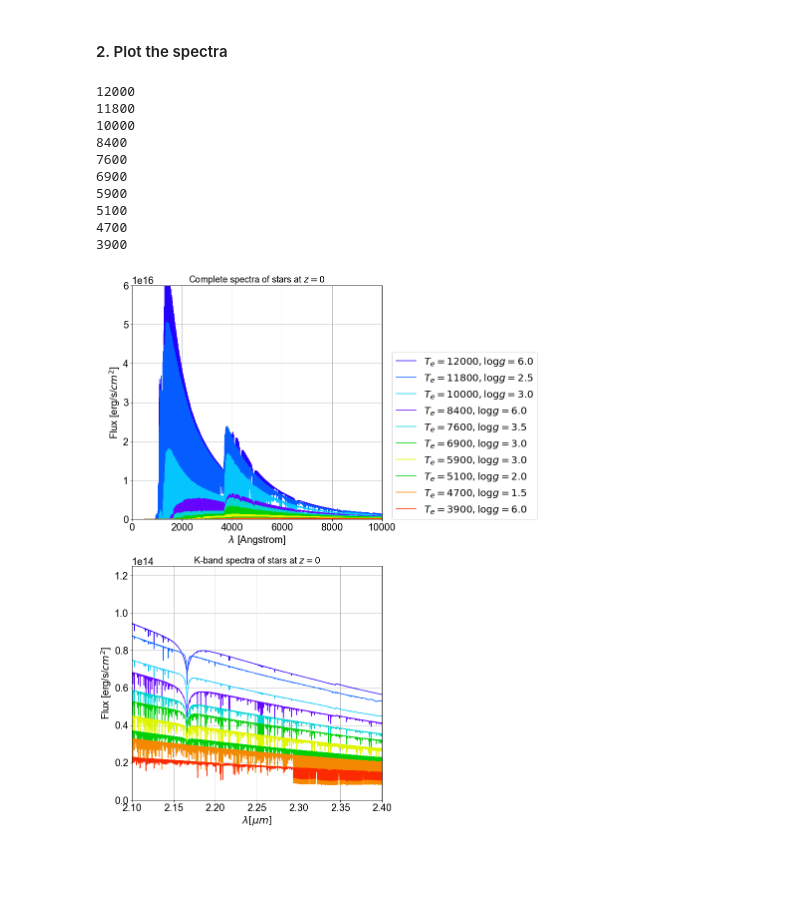
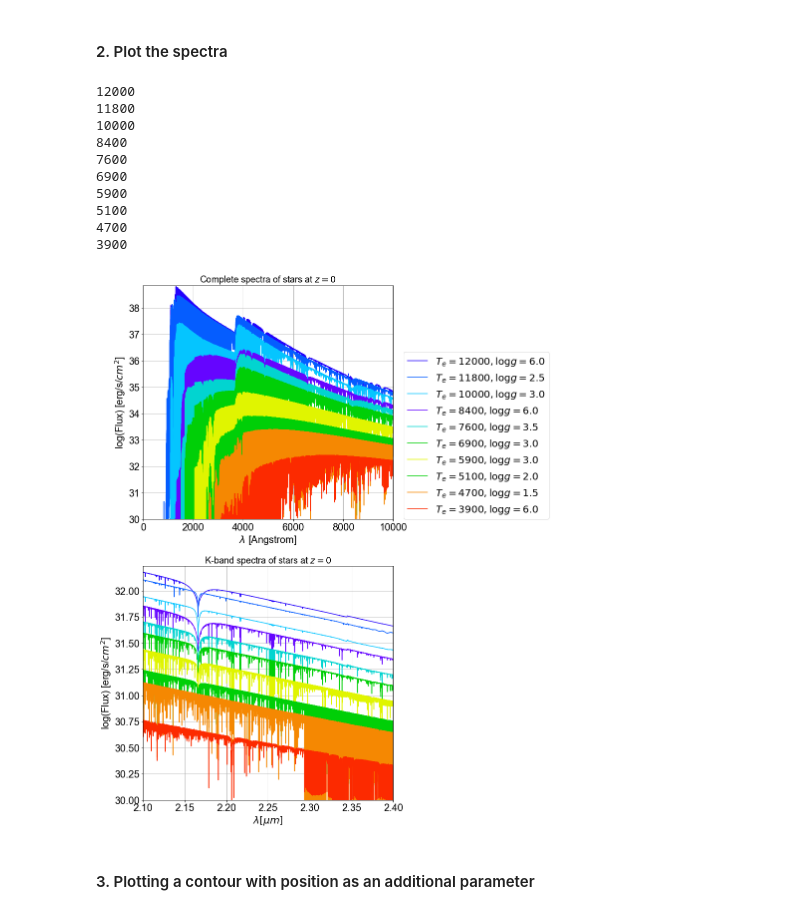
Before and after one commit to SoumyaShreeram/Slitless_spectroscopy, a Jupyter notebook: 01_Simulating_Spectra.ipynb, the cells around one changed output. Saved outputs shown, nothing was run; the diff lists cells and outputs as text; code cells hidden in the pictures; blank space fills up the shorter version.

Commit message:
Updates to simulating spectra

```diff
--- a/01_Simulating_Spectra.ipynb
+++ b/01_Simulating_Spectra.ipynb
@@ -162,24 +173,26 @@ for i in range(num_spectra):
 # %%
 fig,ax = plt.subplots(2,1,figsize=(9,19))
 colors = ['#2403fc', '#055dff', '#05c5ff', '#6505ff', '#02d4d0', '#00cf07', '#e0f500', '#00cf07', '#f58802', '#fc2a00']
 
 for i in range(num_spectra):
   # complete spectra
-  ax[0].plot(wave_len_arr2D[i], flux_arr2D[i], color=colors[i], label=labelSpectra(params_arr2D[i]))
-  setLabel(ax[0], r'$\lambda$ [Angstrom]', r'Flux [erg/s/$cm^2$]', r'Complete spectra of stars at $z=0$', [0, 1e4], [0, 6e16], legend=True)
+  ax[0].plot(wave_len_arr2D[i], np.log(flux_arr2D[i]), color=colors[i], label=labelSpectra(params_arr2D[i]))
+  setLabel(ax[0], r'$\lambda$ [Angstrom]', r'log(Flux) [erg/s/$cm^2$]', r'Complete spectra of stars at $z=0$', [0, 1e4], [30, np.log(7.5e16)], legend=True)
 
-  # k-band spectra
-  ax[1].plot(wave_len_arr2D[i]/10000, flux_arr2D[i], color=colors[i])
-  setLabel(ax[1], r'$\lambda [\mu m]$', r'Flux [erg/s/$cm^2$]', r'K-band spectra of stars at $z=0$', [2.1, 2.4], [0, 1.25e14], legend=False)
+  # k-band spectra (flux is log)
+  ax[1].plot(wave_len_arr2D[i]/10000, np.log(flux_arr2D[i]), color=colors[i])
+  setLabel(ax[1], r'$\lambda [\mu m]$', r'log(Flux) [erg/s/$cm^2$]', r'K-band spectra of stars at $z=0$', [2.1, 2.4], [30, np.log(1e14)], legend=False)
 # %% [output]
 12000
 11800
 10000
 8400
 7600
 6900
 5900
 5100
 4700
 3900
-[figure, old version]
+[figure, new version]
+# %% [markdown]
+#### 3. Plotting a contour with position as an additional parameter
```
Also changed, not shown: parts of 5 cells of this notebook.
